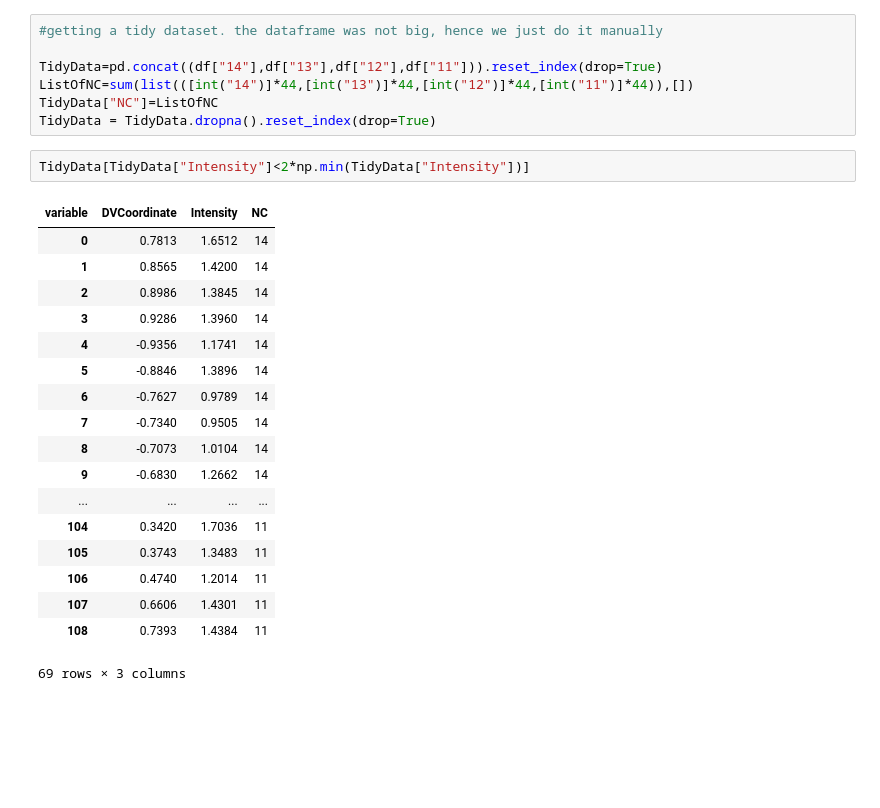
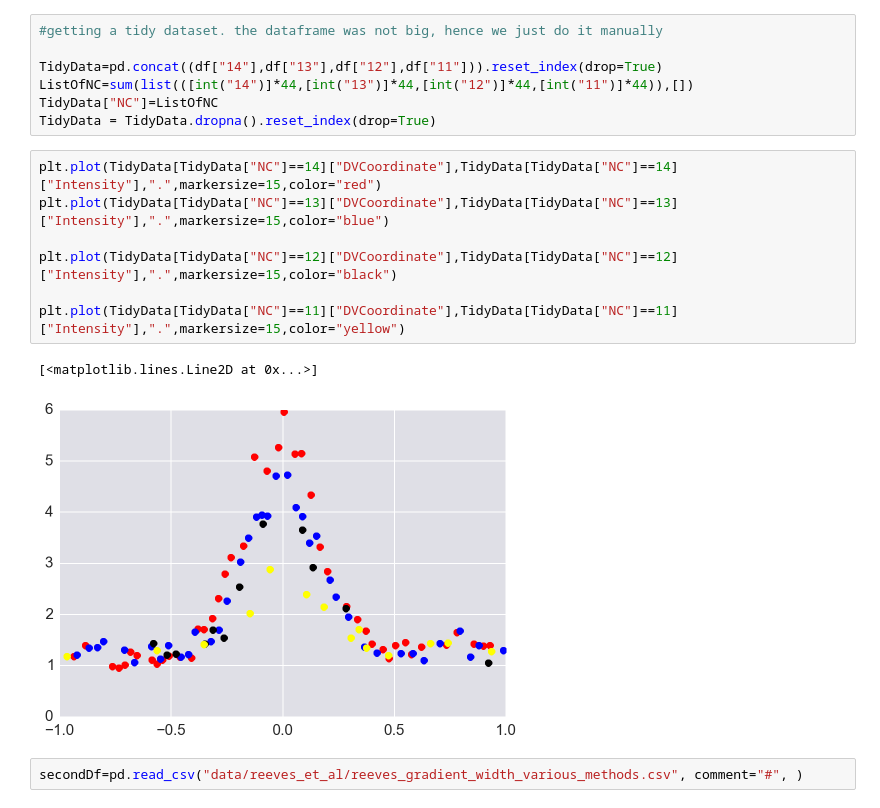
Before and after one commit to shashank-gandhi/DataAnalysisHomeworkRepository, a Jupyter notebook: Homework3/Shashank.ipynb, the cells around one changed output. Drawn from its saved outputs; the diff is of its cells as text; blank space fills up the shorter version.

```diff
--- a/Homework3/Shashank.ipynb
+++ b/Homework3/Shashank.ipynb
@@ -36,24 +36,15 @@ TidyData=pd.concat((df["14"],df["13"],df["12"],df["11"])).reset_index(drop=True)
 ListOfNC=sum(list(([int("14")]*44,[int("13")]*44,[int("12")]*44,[int("11")]*44)),[])
 TidyData["NC"]=ListOfNC
 TidyData = TidyData.dropna().reset_index(drop=True)
-# %%
-TidyData[TidyData["Intensity"]<2*np.min(TidyData["Intensity"])]
-# %% [output]
-| variable | DVCoordinate | Intensity | NC |
-| 0 | 0.7813 | 1.6512 | 14 |
-| 1 | 0.8565 | 1.4200 | 14 |
-| 2 | 0.8986 | 1.3845 | 14 |
-| 3 | 0.9286 | 1.3960 | 14 |
-| 4 | -0.9356 | 1.1741 | 14 |
-| 5 | -0.8846 | 1.3896 | 14 |
-| 6 | -0.7627 | 0.9789 | 14 |
-| 7 | -0.7340 | 0.9505 | 14 |
-| 8 | -0.7073 | 1.0104 | 14 |
-| 9 | -0.6830 | 1.2662 | 14 |
-| ... | ... | ... | ... |
-| 104 | 0.3420 | 1.7036 | 11 |
-| 105 | 0.3743 | 1.3483 | 11 |
-| 106 | 0.4740 | 1.2014 | 11 |
-| 107 | 0.6606 | 1.4301 | 11 |
-| 108 | 0.7393 | 1.4384 | 11 |
-69 rows × 3 columns
+# %%
+plt.plot(TidyData[TidyData["NC"]==14]["DVCoordinate"],TidyData[TidyData["NC"]==14]["Intensity"],".",markersize=15,color="red")
+plt.plot(TidyData[TidyData["NC"]==13]["DVCoordinate"],TidyData[TidyData["NC"]==13]["Intensity"],".",markersize=15,color="blue")
+
+plt.plot(TidyData[TidyData["NC"]==12]["DVCoordinate"],TidyData[TidyData["NC"]==12]["Intensity"],".",markersize=15,color="black")
+
+plt.plot(TidyData[TidyData["NC"]==11]["DVCoordinate"],TidyData[TidyData["NC"]==11]["Intensity"],".",markersize=15,color="yellow")
+# %% [output]
+[<matplotlib.lines.Line2D at 0x...>]
+[figure, added]
+# %%
+secondDf=pd.read_csv("data/reeves_et_al/reeves_gradient_width_various_methods.csv", comment="#", )
```
Also changed, not shown: parts of 3 cells of this notebook.
